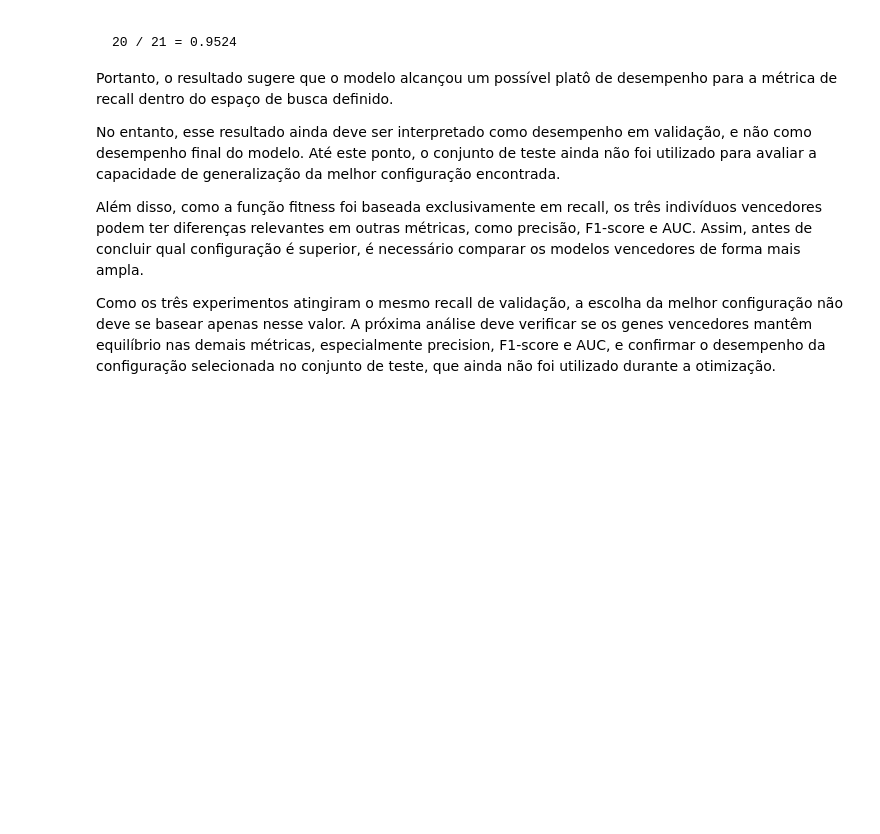
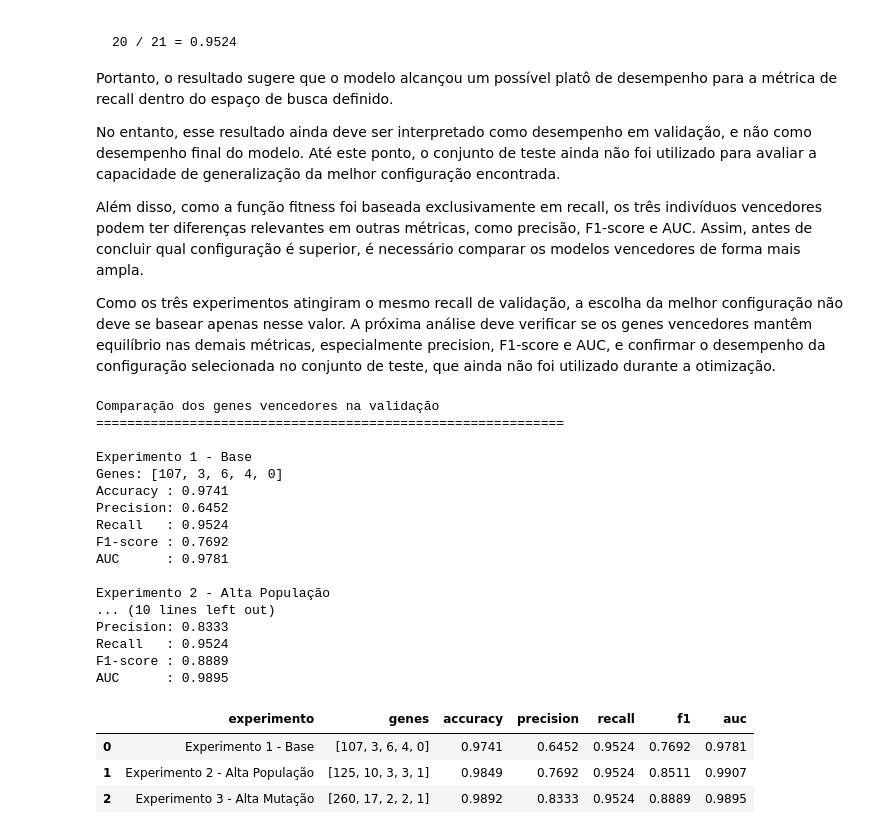
Before and after one commit to Val-Faria/tech-challenge-ia-saude, a Jupyter notebook: 02_otimizacao_hiperparametros_ag.ipynb, the cells around one changed output. Cells and saved outputs as stored; diff of their text form; code cells hidden in the pictures; blank space fills up the shorter version.

Commit message:
Comparação dos genes vencedores na validação

```diff
--- a/02_otimizacao_hiperparametros_ag.ipynb
+++ b/02_otimizacao_hiperparametros_ag.ipynb
@@ -703,3 +711,81 @@ No entanto, esse resultado ainda deve ser interpretado como desempenho em valida
 Além disso, como a função fitness foi baseada exclusivamente em recall, os três indivíduos vencedores podem ter diferenças relevantes em outras métricas, como precisão, F1-score e AUC. Assim, antes de concluir qual configuração é superior, é necessário comparar os modelos vencedores de forma mais ampla.
 
 Como os três experimentos atingiram o mesmo recall de validação, a escolha da melhor configuração não deve se basear apenas nesse valor. A próxima análise deve verificar se os genes vencedores mantêm equilíbrio nas demais métricas, especialmente precision, F1-score e AUC, e confirmar o desempenho da configuração selecionada no conjunto de teste, que ainda não foi utilizado durante a otimização.
+# %%
+experimentos = [
+    ("Experimento 1 - Base", melhor_g1, score_g1),
+    ("Experimento 2 - Alta População", melhor_g2, score_g2),
+    ("Experimento 3 - Alta Mutação", melhor_g3, score_g3),
+]
+
+def genes_to_params(genes):
+    return {
+        "classifier__n_estimators": int(genes[0]),
+        "classifier__max_depth": int(genes[1]),
+        "classifier__min_samples_split": int(genes[2]),
+        "classifier__min_samples_leaf": int(genes[3]),
+        "classifier__max_features": PARAM_BOUNDS["max_features"][int(genes[4])]
+    }
+
+resultados_validacao = []
+
+for nome, genes, score in experimentos:
+    pipeline = clone(modelos["Random Forest"])
+    pipeline.set_params(**genes_to_params(genes))
+    pipeline.fit(X_train, y_train)
+
+    metrics, _, _ = evaluate_model(pipeline, X_val, y_val)
+
+    resultados_validacao.append({
+        "experimento": nome,
+        "genes": list(genes),
+        "accuracy": metrics["accuracy"],
+        "precision": metrics["precision"],
+        "recall": metrics["recall"],
+        "f1": metrics["f1"],
+        "auc": metrics["auc"]
+    })
+
+resultados_validacao_df = pd.DataFrame(resultados_validacao)
+
+print("\nComparação dos genes vencedores na validação")
+print("=" * 60)
+
+for _, row in resultados_validacao_df.iterrows():
+    print(f"\n{row['experimento']}")
+    print(f"Genes: {row['genes']}")
+    print(f"Accuracy : {row['accuracy']:.4f}")
+    print(f"Precision: {row['precision']:.4f}")
+    print(f"Recall   : {row['recall']:.4f}")
+    print(f"F1-score : {row['f1']:.4f}")
+    print(f"AUC      : {row['auc']:.4f}")
+
+display(resultados_validacao_df.style.format({
+    "accuracy": "{:.4f}",
+    "precision": "{:.4f}",
+    "recall": "{:.4f}",
+    "f1": "{:.4f}",
+    "auc": "{:.4f}"
+}))
+# %% [output]
+Comparação dos genes vencedores na validação
+============================================================
+
+Experimento 1 - Base
+Genes: [107, 3, 6, 4, 0]
+Accuracy : 0.9741
+Precision: 0.6452
+Recall   : 0.9524
+F1-score : 0.7692
+AUC      : 0.9781
+
+Experimento 2 - Alta População
+... (10 lines left out)
+Precision: 0.8333
+Recall   : 0.9524
+F1-score : 0.8889
+AUC      : 0.9895
+|  | experimento | genes | accuracy | precision | recall | f1 | auc |
+| 0 | Experimento 1 - Base | [107, 3, 6, 4, 0] | 0.9741 | 0.6452 | 0.9524 | 0.7692 | 0.9781 |
+| 1 | Experimento 2 - Alta População | [125, 10, 3, 3, 1] | 0.9849 | 0.7692 | 0.9524 | 0.8511 | 0.9907 |
+| 2 | Experimento 3 - Alta Mutação | [260, 17, 2, 2, 1] | 0.9892 | 0.8333 | 0.9524 | 0.8889 | 0.9895 |
```
Also changed, not shown: parts of 2 cells of this notebook.
